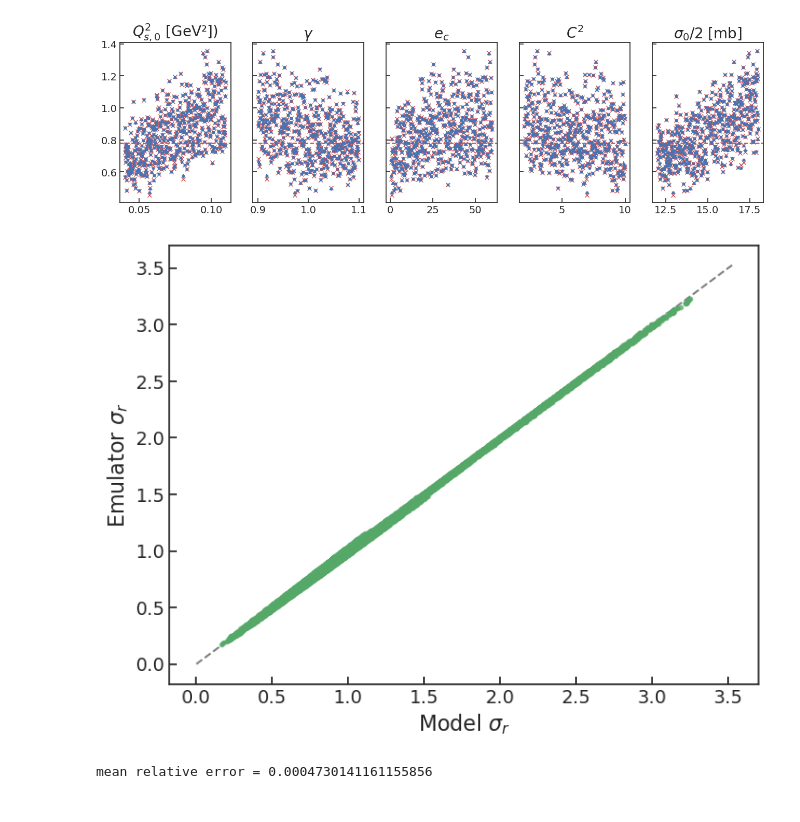
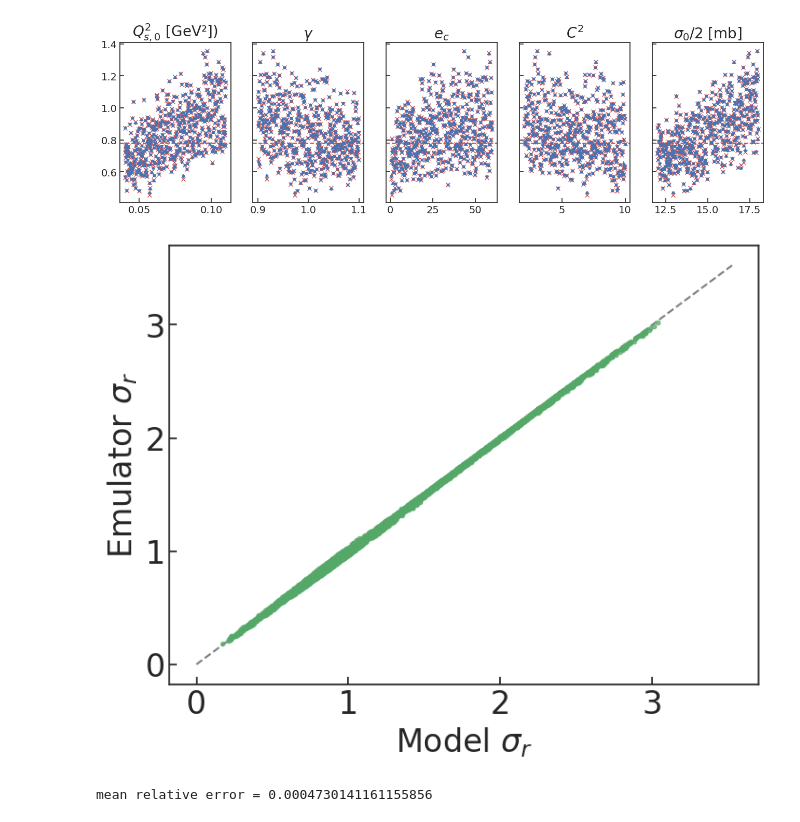
Before and after one commit to camcasuga/BayesianBK_results, a Jupyter notebook: analysis.ipynb, the cells around one changed output. Saved outputs shown, nothing was run; the diff lists cells and outputs as text; code cells hidden in the pictures.

```diff
--- a/analysis.ipynb
+++ b/analysis.ipynb
@@ -145,10 +145,14 @@ fig, ax = plot_validation_perkp(0, pred_val, sd_val, train_val, exp, n_params, t
 [figure]
 # %%
 fig, ax = plot_diagonal(pred_val, train_val)
+# get xlabel of ax and set fontsize
+ax.xaxis.label.set_size(24)
+ax.yaxis.label.set_size(24)
+ax.tick_params(axis='both', which='both', labelsize=24)
 #fig.savefig("plots/{}_val_diagonal.pdf".format(model_), bbox_inches='tight')
 #fig.savefig("plots/{}_val_diagonal.png".format(model_), bbox_inches='tight')
 # %% [output]
-[figure, old version]
+[figure, new version]
 # %%
 diff = np.array([(pred_val[:,kp] - train_val[:,kp])/train_val[:,kp] for kp in range(403)])
 mean_pertheta = np.mean(diff, axis=1)
```
Also changed, not shown: parts of 7 cells of this notebook, 8 other files.
